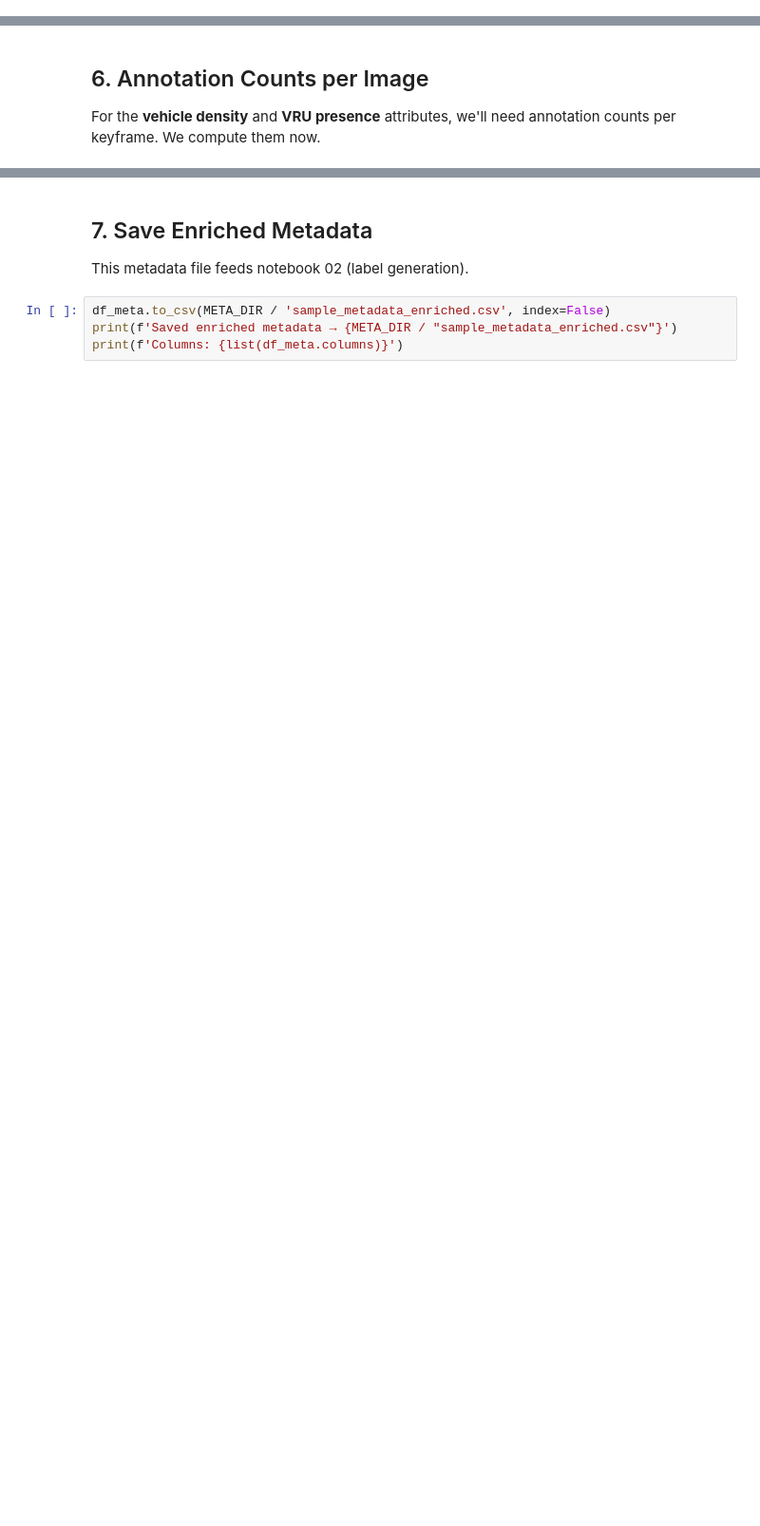
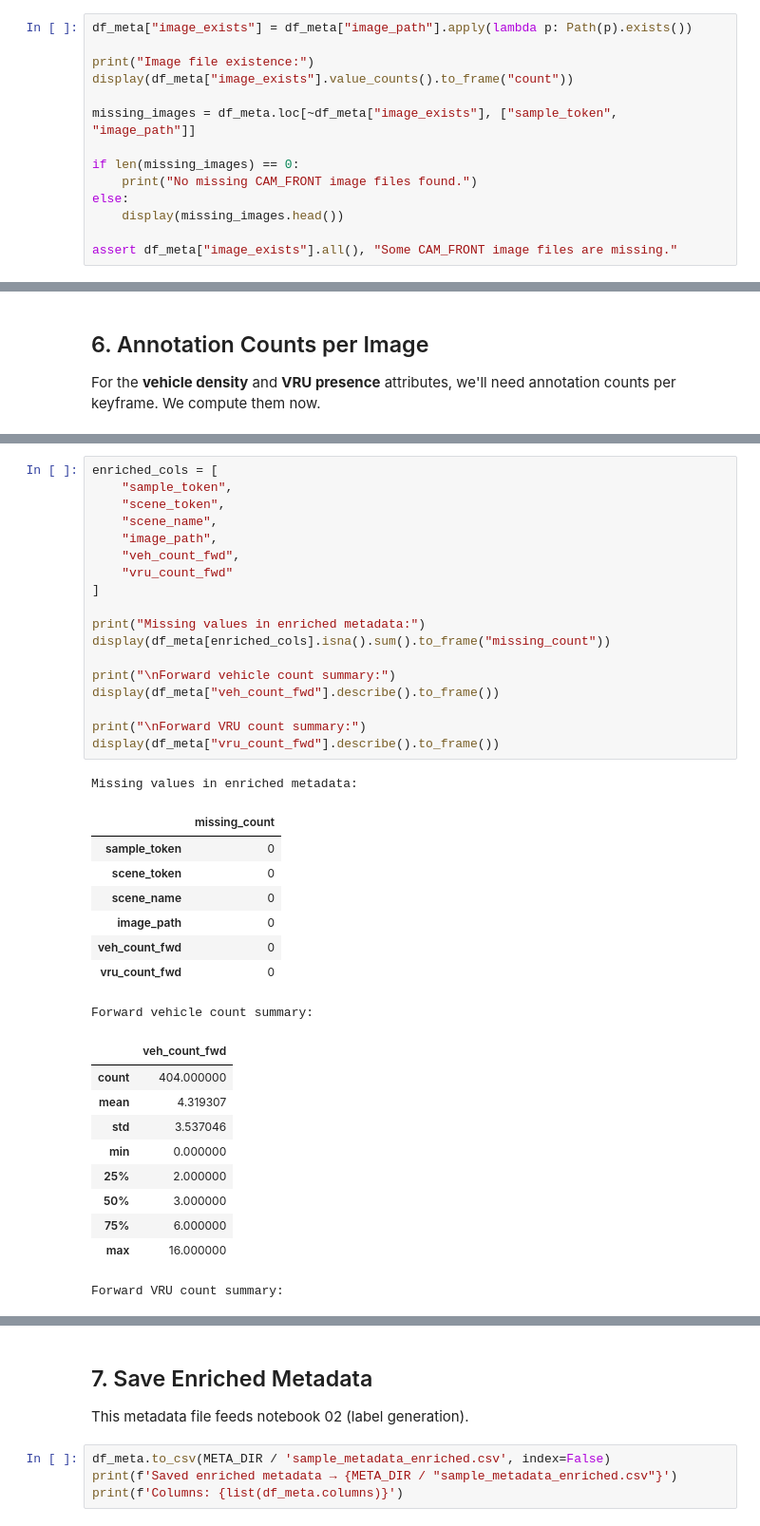
Before and after one commit to LeeMing988/nuscenes-scene-classification-ml, a Jupyter notebook: 01_eda.ipynb, the cells around one changed output, grey strips where cells are left out. Shown at 95% size. Cells and saved outputs as stored; diff of their text form; blank space fills up the shorter version.

```diff
--- a/01_eda.ipynb
+++ b/01_eda.ipynb
@@ -97,0 +165,14 @@ print(f'Saved → {META_DIR / "sample_metadata.csv"}')
+# %%
+df_meta["image_exists"] = df_meta["image_path"].apply(lambda p: Path(p).exists())
+
+print("Image file existence:")
+display(df_meta["image_exists"].value_counts().to_frame("count"))
+
+missing_images = df_meta.loc[~df_meta["image_exists"], ["sample_token", "image_path"]]
+
+if len(missing_images) == 0:
+    print("No missing CAM_FRONT image files found.")
+else:
+    display(missing_images.head())
+
+assert df_meta["image_exists"].all(), "Some CAM_FRONT image files are missing."
@@ -256,0 +423,38 @@ plt.show()
+# %%
+enriched_cols = [
+    "sample_token",
+    "scene_token",
+    "scene_name",
+    "image_path",
+    "veh_count_fwd",
+    "vru_count_fwd"
+]
+
+print("Missing values in enriched metadata:")
+display(df_meta[enriched_cols].isna().sum().to_frame("missing_count"))
+
+print("\nForward vehicle count summary:")
+display(df_meta["veh_count_fwd"].describe().to_frame())
+
+print("\nForward VRU count summary:")
+display(df_meta["vru_count_fwd"].describe().to_frame())
+# %% [output]
+Missing values in enriched metadata:
+|  | missing_count |
+| sample_token | 0 |
+| scene_token | 0 |
+| scene_name | 0 |
+| image_path | 0 |
+| veh_count_fwd | 0 |
+| vru_count_fwd | 0 |
+Forward vehicle count summary:
+|  | veh_count_fwd |
+| count | 404.000000 |
+| mean | 4.319307 |
+| std | 3.537046 |
+| min | 0.000000 |
+| 25% | 2.000000 |
+| 50% | 3.000000 |
+| 75% | 6.000000 |
+| max | 16.000000 |
+Forward VRU count summary:
```
Also changed, not shown: parts of 23 cells of this notebook, 10 other files.
